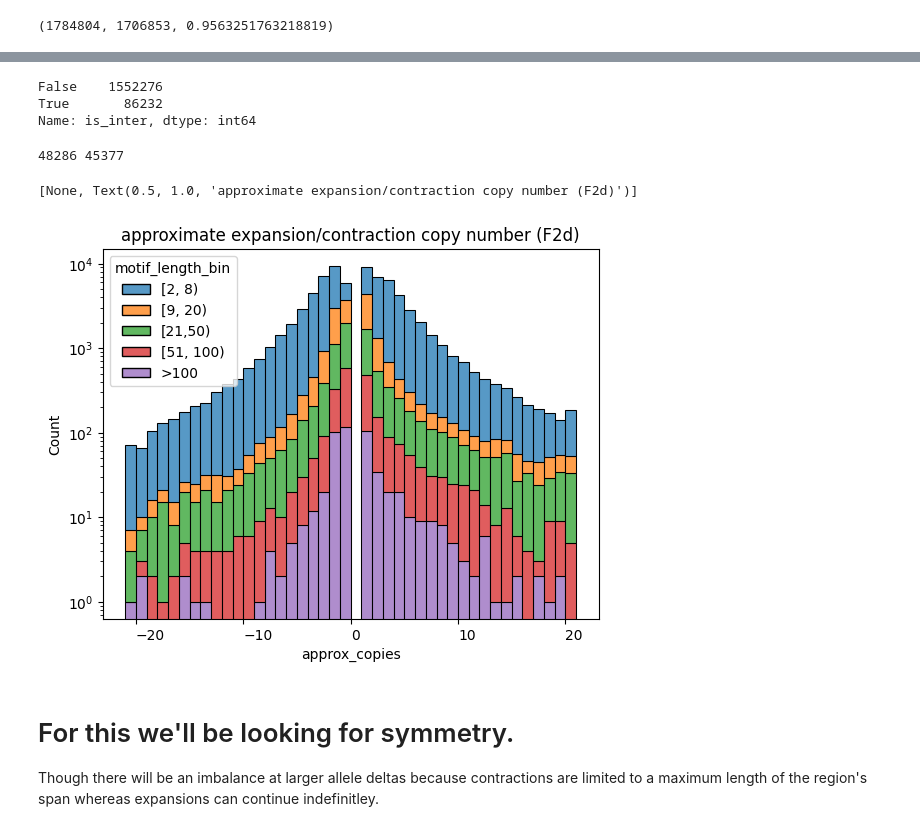
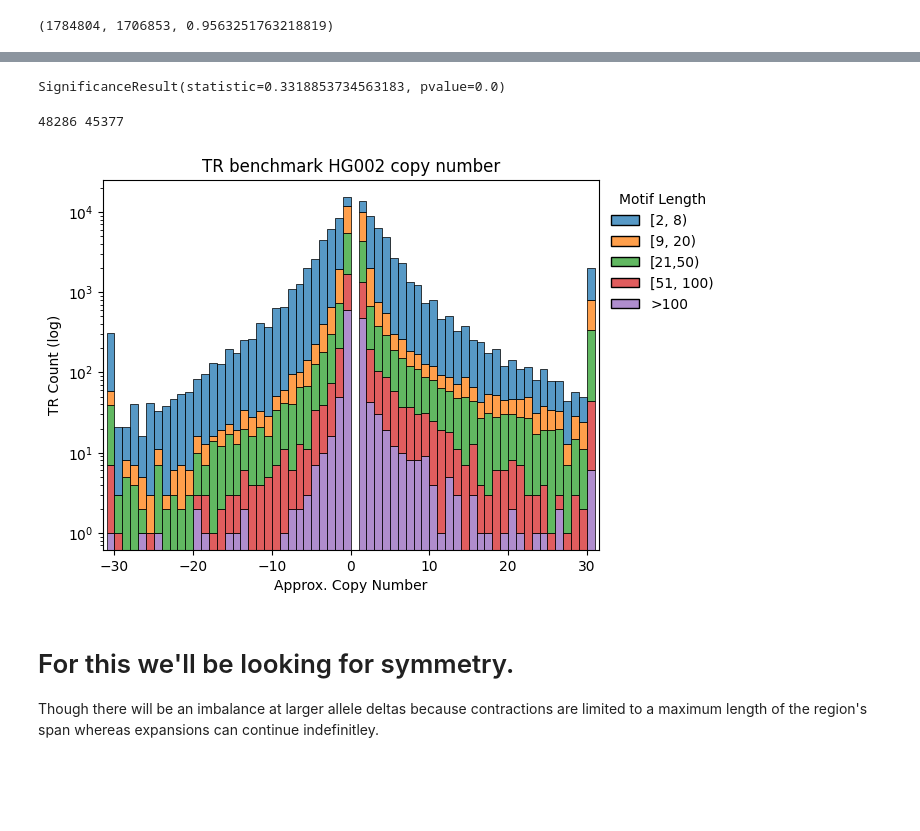
Before and after one commit to ACEnglish/adotto, a Jupyter notebook: manuscript/creating_numbers/motif_delta_lengths.ipynb, the cells around one changed output, grey strips where cells are left out. Drawn from its saved outputs; the diff is of its cells as text; code cells hidden in the pictures; blank space fills up the shorter version.

```diff
--- a/manuscript/creating_numbers/motif_delta_lengths.ipynb
+++ b/manuscript/creating_numbers/motif_delta_lengths.ipynb
@@ -28,4 +17,11 @@ def get_max_motif(x):
 # %%
+def get_max_motif(x):
+    d = json.loads(x)
+    return max([_['period'] for _ in d])
+
+data = benchmark[benchmark['tier'] == "Tier1"]
+data = data.join(catalog)
+
 data['is_inter'] = data['interspersed'] != '.'
 
 data['max_motif'] = data['annos'].apply(get_max_motif)
@@ -34,8 +30,6 @@ data['motif_length_bin'] = pd.cut(data['max_motif'], bins=[2, 8, 20, 50, 100, sy
 data['max_delta'] = data[['mat_ad','pat_ad']].max(axis=1)
 hg002_subset = data['var_state'].apply(lambda x: x & 0x1) != 0
 
-data['approx_copies'] = data['max_delta'] / data['max_motif']
-
 real_deltas = pd.read_csv("n_ad.txt", sep='\t', names=["chr", "start", "end", "delta"]).set_index(['chr', 'start', 'end'])
 data['real_delta'] = real_deltas
 data['approx_copies'] = data['real_delta'] / data['max_motif']
@@ -74,25 +60,41 @@ p.set(title="Motif x Delta (F2c)")
-# %%
-data['is_inter'].value_counts() # Can make another note about these.
-# %% [output]
-False    1552276
-True       86232
-Name: is_inter, dtype: int64
+# %%
+view = data[hg002_subset & ~data['is_inter']]
+spearmanr(view['max_delta'], view['motif_length_bin'].cat.codes)
+# %% [output]
+SignificanceResult(statistic=0.3318853734563183, pvalue=0.0)
 # %%
 print((data[hg002_subset & (~data['is_inter'])]['approx_copies'] > 0).sum(),
       (data[hg002_subset & (~data['is_inter'])]['approx_copies'] < 0).sum())
 # %% [output]
 48286 45377
 # %%
-view = data[hg002_subset & (data['approx_copies'].abs().between(1, 21)) & (~data['is_inter'])]
+def copy_rounder(x):
+    sign = -1 if x < 0 else 1
+    mabs = abs(x)
+    if mabs < 1:
+        return sign * 1
+    if mabs > 30:
+        return sign * 31
+    return round(x)
+data['round_copies'] = data['approx_copies'].apply(copy_rounder)
+
+view = data[hg002_subset & (~data['is_inter'])]
 p = sb.histplot(data=view,
-                x='approx_copies', hue="motif_length_bin",
+                x='round_copies', hue="motif_length_bin",
                 multiple='stack',
                 binwidth=1)
-plt.xticks(ha='left')
-p.set(yscale='log', title="approximate expansion/contraction copy number (F2d)")
+#plt.xticks(ha='right')
+p.set(yscale='log', title="TR benchmark HG002 copy number",
+     xlabel="Approx. Copy Number",
+     ylabel="TR Count (log)",
+      xlim=(-31.5, 31.5))
+_ = sb.move_legend(
+    p, "upper left",
+    bbox_to_anchor=(1, 1), ncol=1, title="Motif Length", frameon=False,
+)
+plt.savefig("Figure2D.pdf")
 # %% [output]
-[None, Text(0.5, 1.0, 'approximate expansion/contraction copy number (F2d)')]
-[figure, old version]
+[figure, new version]
 # %% [markdown]
 # For this we'll be looking for symmetry.
 Though there will be an imbalance at larger allele deltas because contractions are limited to a maximum length of the region's span whereas expansions can continue indefinitley.
```
Also changed, not shown: parts of 9 cells of this notebook, 1 other file.
